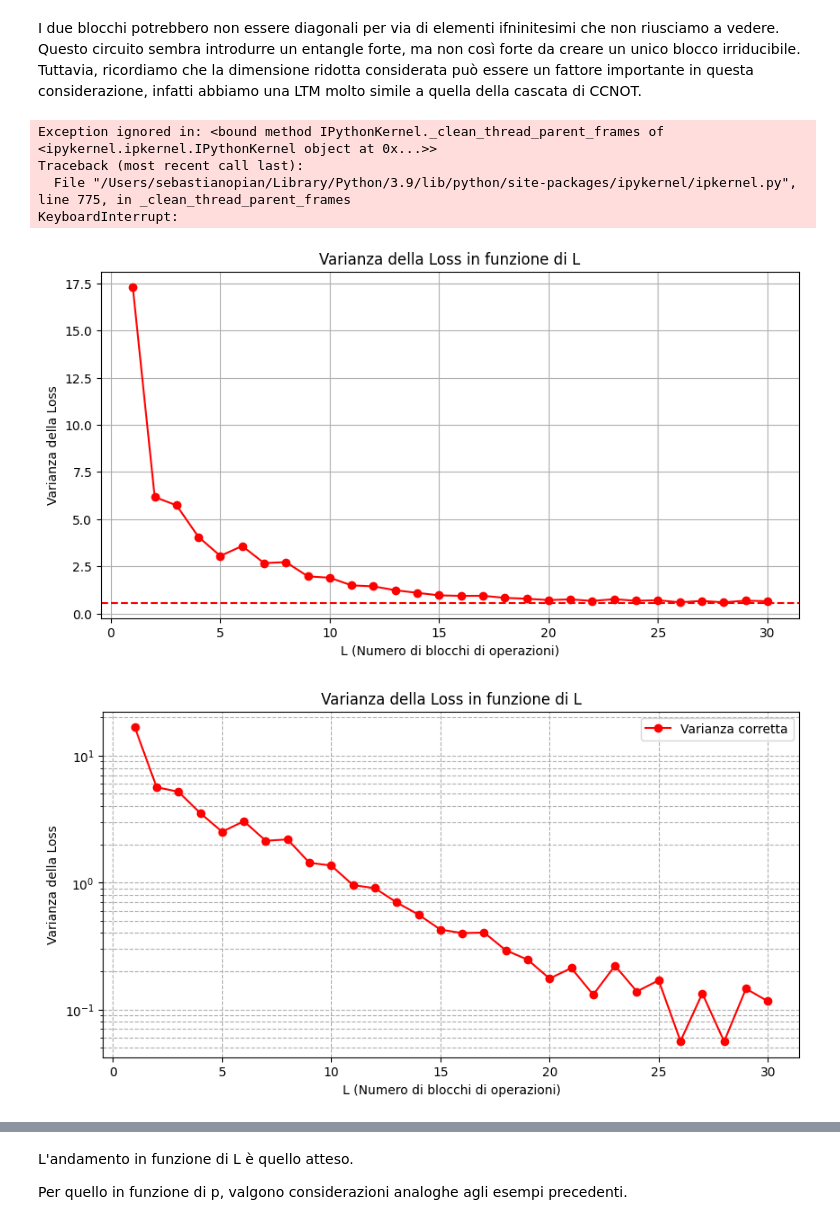
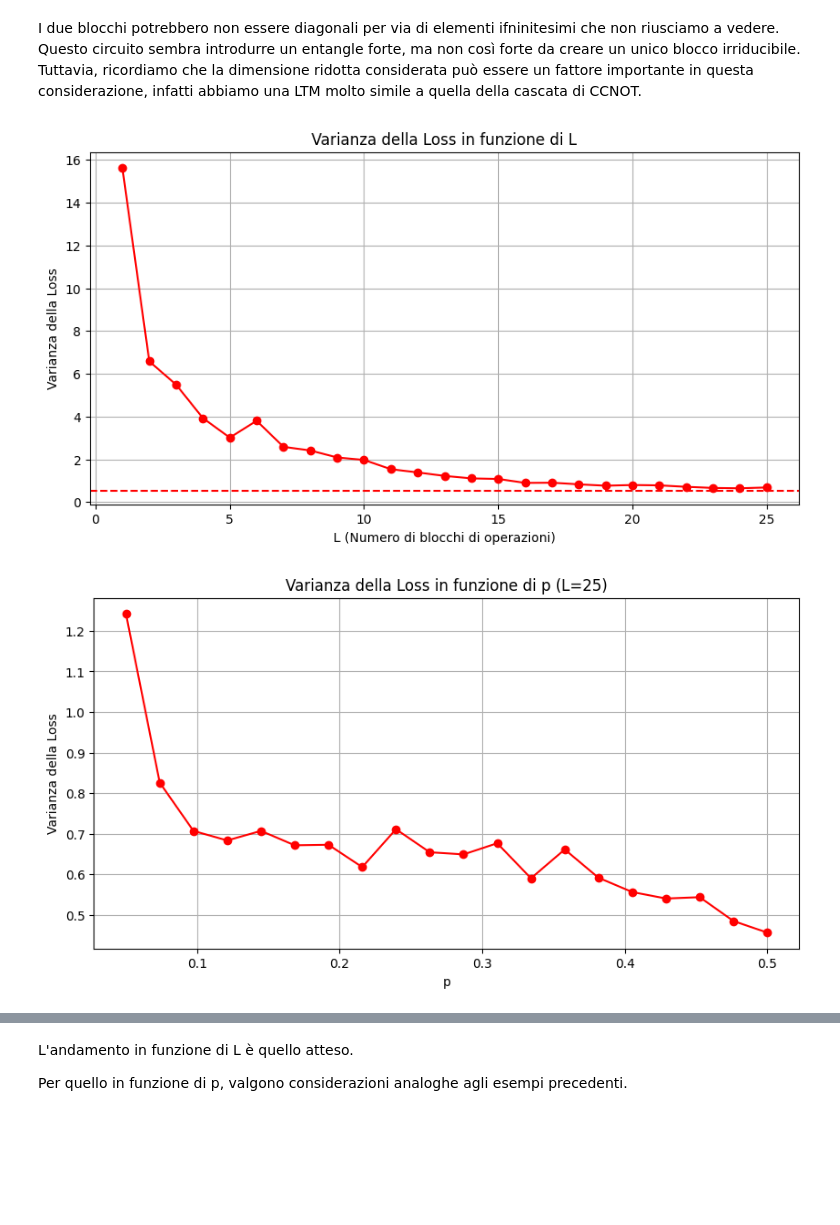
Before and after one commit to sebastianopian/QC.exam, a Jupyter notebook: 00_program final.ipynb, the cells around one changed output, grey strips where cells are left out. Saved outputs shown, nothing was run; the diff lists cells and outputs as text; code cells hidden in the pictures; blank space fills up the shorter version.

```diff
--- a/00_program final.ipynb
+++ b/00_program final.ipynb
@@ -1026,47 +1013,32 @@ plt.show()
 var_values_array = np.array(list(L_variances.values()), dtype=float)
 # Sottrazione corretta
 var_values_log = var_values_array - (10 * 5.33 * p**2)
 
-# Plot con scala logaritmica
-plt.figure(figsize=(10, 5))
-plt.yscale('log')
-plt.plot(L_range, var_values_log, marker='o', linestyle='-', color='r', label='Varianza corretta')
-plt.xlabel('L (Numero di blocchi di operazioni)')
-plt.ylabel('Varianza della Loss')
-plt.title('Varianza della Loss in funzione di L')
-plt.grid(True, which="both", linestyle="--")
-plt.legend()
-plt.show()
-
 p_values = np.linspace(0.05, 0.5, 20)
 
 for p in p_values:
     L_values_shots = []
     for _ in range(shots):
         rho = circuit_with_noise(n, p, L_values_range) # Stato con rumore
         W_matrix = W.to_matrix()
         L_value = np.trace(W_matrix @ rho.data)
         L_values_shots.append(L_value)
     L_values_all[p] = L_values_shots
 
 L_means = {p: np.mean(L_values_all[p]) for p in p_values}
 L_variances = {p: np.var(L_values_all[p]) for p in p_values}
 
 var_values = list(L_variances.values())
 L_values = list(L_means.values())
 
 # Plot della varianza in funzione di p
 plt.figure(figsize=(10, 5))
 plt.plot(p_values, var_values, marker='o', linestyle='-', color='r')
 plt.xlabel('p')
 plt.ylabel('Varianza della Loss')
 plt.title(f'Varianza della Loss in funzione di p (L={L_values_range})')
 plt.grid(True)
 plt.show()
 # %% [output]
-Exception ignored in: <bound method IPythonKernel._clean_thread_parent_frames of <ipykernel.ipkernel.IPythonKernel object at 0x...>>
-Traceback (most recent call last):
-  File "/Users/sebastianopian/Library/Python/3.9/lib/python/site-packages/ipykernel/ipkernel.py", line 775, in _clean_thread_parent_frames
-KeyboardInterrupt:
-[figure, old version]
+[figure, new version]
-[figure, old version]
+[figure, new version]
```
Also changed, not shown: parts of 4 cells of this notebook, 4 other files.
